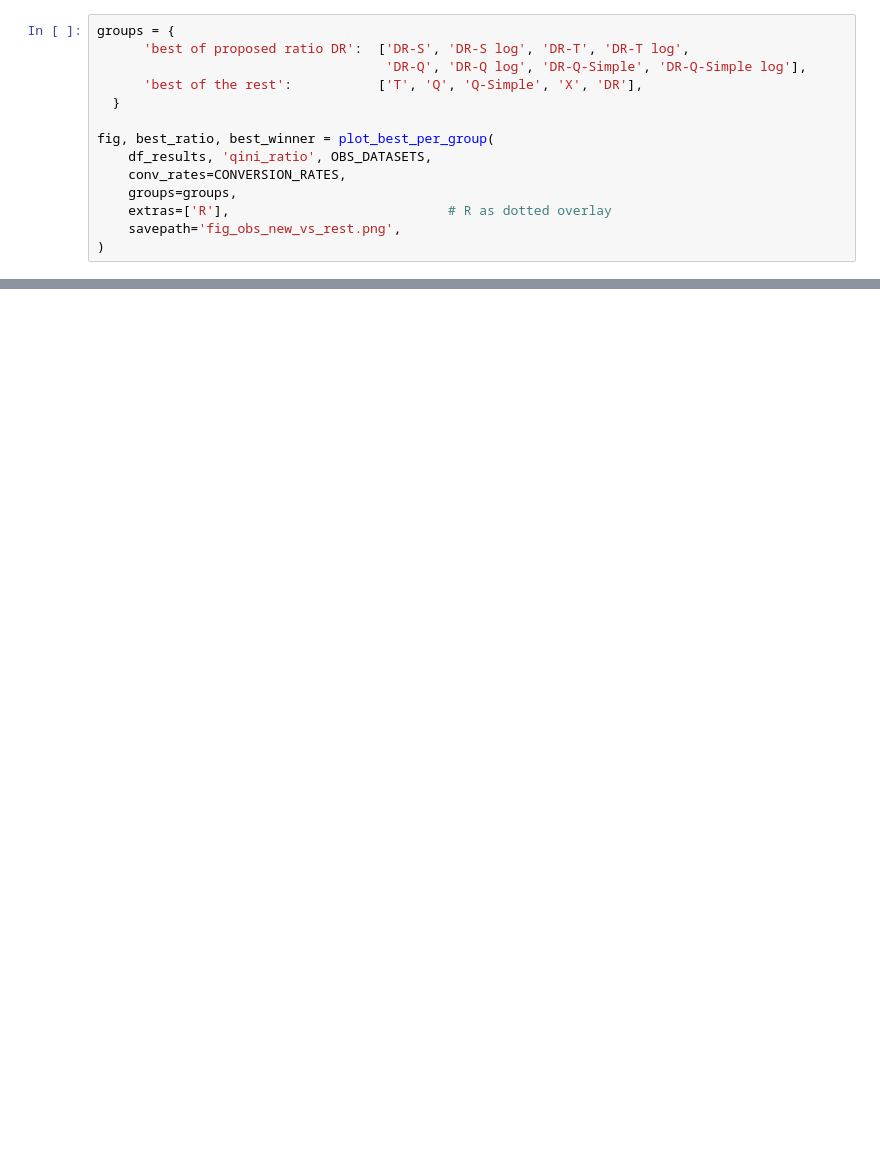
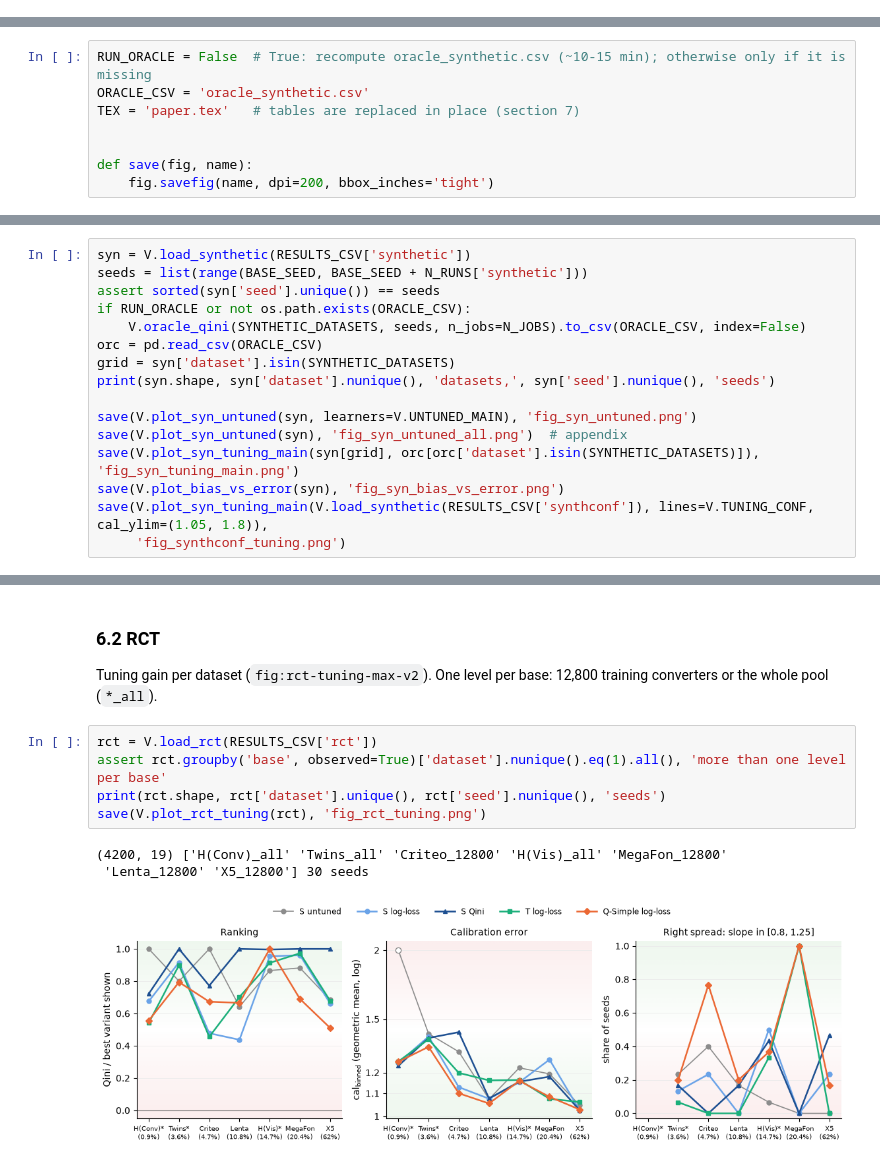
Before and after one commit to michaelfuchs90/ratiobasedcate, a Jupyter notebook: Benchmark.ipynb, the cells around one changed output, grey strips where cells are left out. Cells and saved outputs as stored; diff of their text form; blank space fills up the shorter version.

```diff
--- a/Benchmark.ipynb
+++ b/Benchmark.ipynb
@@ -166,14 +0,0 @@ fig, ratio = plot_dots_with_lines(
-# %%
-groups = {
-      'best of proposed ratio DR':  ['DR-S', 'DR-S log', 'DR-T', 'DR-T log',
-                                     'DR-Q', 'DR-Q log', 'DR-Q-Simple', 'DR-Q-Simple log'],
-      'best of the rest':           ['T', 'Q', 'Q-Simple', 'X', 'DR'],
-  }
-
-fig, best_ratio, best_winner = plot_best_per_group(
-    df_results, 'qini_ratio', OBS_DATASETS,
-    conv_rates=CONVERSION_RATES,
-    groups=groups,
-    extras=['R'],                            # R as dotted overlay
-    savepath='fig_obs_new_vs_rest.png',
-)
@@ -241,0 +225,8 @@ emit('cal_error_ratio', OBS_DATASETS, 'observational', 'tab:cal-ratio-obs', CAL_
+# %%
+RUN_ORACLE = False  # True: recompute oracle_synthetic.csv (~10-15 min); otherwise only if it is missing
+ORACLE_CSV = 'oracle_synthetic.csv'
+TEX = 'paper.tex'   # tables are replaced in place (section 7)
+
+
+def save(fig, name):
+    fig.savefig(name, dpi=200, bbox_inches='tight')
@@ -241,0 +237,16 @@ emit('cal_error_ratio', OBS_DATASETS, 'observational', 'tab:cal-ratio-obs', CAL_
+# %%
+syn = V.load_synthetic(RESULTS_CSV['synthetic'])
+seeds = list(range(BASE_SEED, BASE_SEED + N_RUNS['synthetic']))
+assert sorted(syn['seed'].unique()) == seeds
+if RUN_ORACLE or not os.path.exists(ORACLE_CSV):
+    V.oracle_qini(SYNTHETIC_DATASETS, seeds, n_jobs=N_JOBS).to_csv(ORACLE_CSV, index=False)
+orc = pd.read_csv(ORACLE_CSV)
+grid = syn['dataset'].isin(SYNTHETIC_DATASETS)
+print(syn.shape, syn['dataset'].nunique(), 'datasets,', syn['seed'].nunique(), 'seeds')
+
+save(V.plot_syn_untuned(syn, learners=V.UNTUNED_MAIN), 'fig_syn_untuned.png')
+save(V.plot_syn_untuned(syn), 'fig_syn_untuned_all.png')  # appendix
+save(V.plot_syn_tuning_main(syn[grid], orc[orc['dataset'].isin(SYNTHETIC_DATASETS)]), 'fig_syn_tuning_main.png')
+save(V.plot_bias_vs_error(syn), 'fig_syn_bias_vs_error.png')
+save(V.plot_syn_tuning_main(V.load_synthetic(RESULTS_CSV['synthconf']), lines=V.TUNING_CONF, cal_ylim=(1.05, 1.8)),
+     'fig_synthconf_tuning.png')
@@ -241,0 +260,12 @@ emit('cal_error_ratio', OBS_DATASETS, 'observational', 'tab:cal-ratio-obs', CAL_
+# %% [markdown]
+### 6.2 RCT
+Tuning gain per dataset (`fig:rct-tuning-max-v2`). One level per base: 12,800 training converters or the whole pool (`*_all`).
+# %%
+rct = V.load_rct(RESULTS_CSV['rct'])
+assert rct.groupby('base', observed=True)['dataset'].nunique().eq(1).all(), 'more than one level per base'
+print(rct.shape, rct['dataset'].unique(), rct['seed'].nunique(), 'seeds')
+save(V.plot_rct_tuning(rct), 'fig_rct_tuning.png')
+# %% [output]
+(4200, 19) ['H(Conv)_all' 'Twins_all' 'Criteo_12800' 'H(Vis)_all' 'MegaFon_12800'
+ 'Lenta_12800' 'X5_12800'] 30 seeds
+[figure, added]
```
Also changed, not shown: parts of 50 cells of this notebook, 1 other file.
